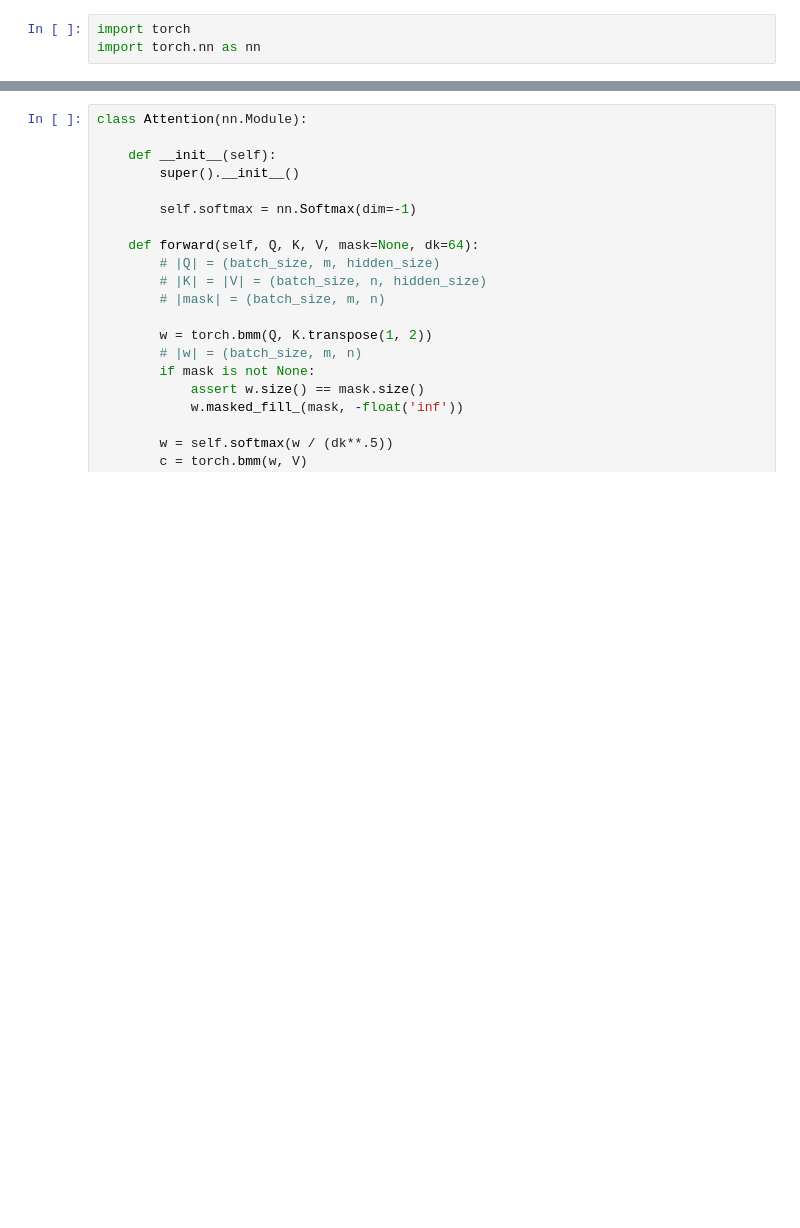
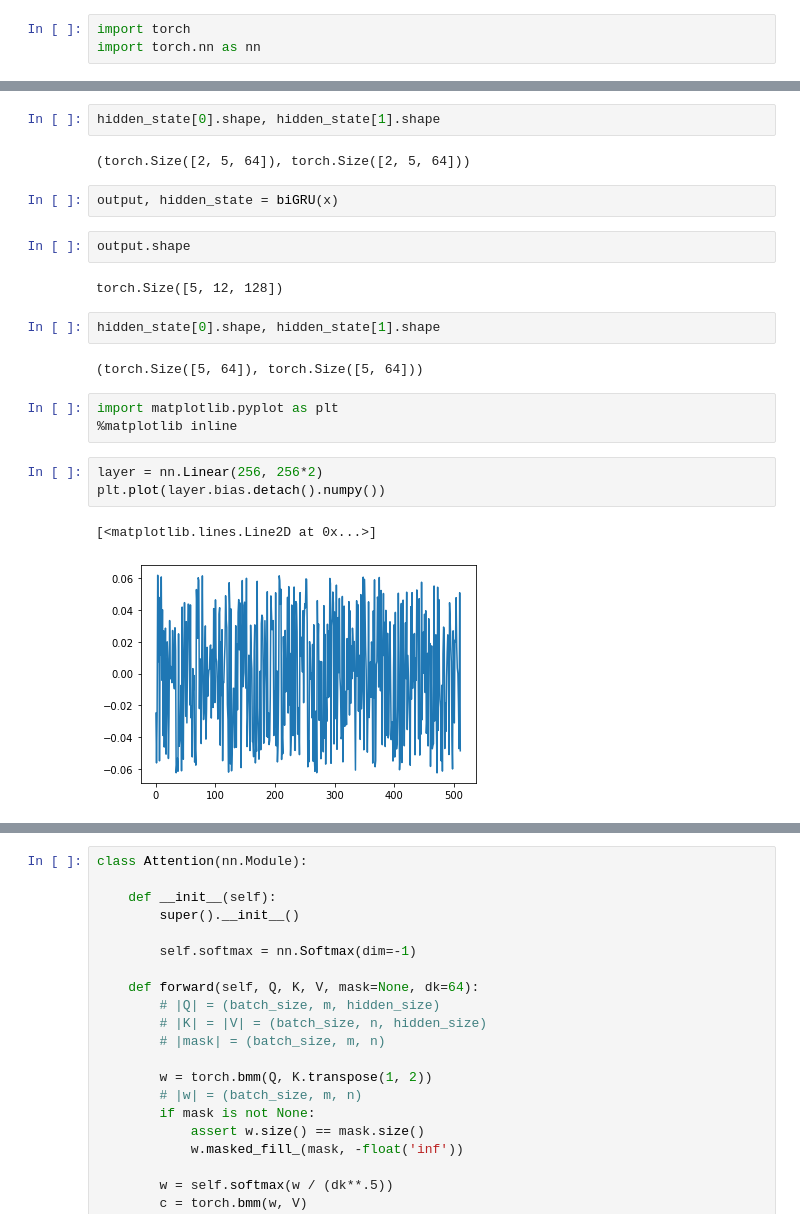
Before and after one commit to jinmang2/Sequential-Is-All-You-Needs, a Jupyter notebook: notebook/testing_my_sequential.ipynb, the cells around one changed output, grey strips where cells are left out. Cells and saved outputs as stored; diff of their text form; blank space fills up the shorter version.

```diff
--- a/notebook/testing_my_sequential.ipynb
+++ b/notebook/testing_my_sequential.ipynb
@@ -3,0 +50,23 @@ import torch.nn as nn
+# %%
+hidden_state[0].shape, hidden_state[1].shape
+# %% [output]
+(torch.Size([2, 5, 64]), torch.Size([2, 5, 64]))
+# %%
+output, hidden_state = biGRU(x)
+# %%
+output.shape
+# %% [output]
+torch.Size([5, 12, 128])
+# %%
+hidden_state[0].shape, hidden_state[1].shape
+# %% [output]
+(torch.Size([5, 64]), torch.Size([5, 64]))
+# %%
+import matplotlib.pyplot as plt
+%matplotlib inline
+# %%
+layer = nn.Linear(256, 256*2)
+plt.plot(layer.bias.detach().numpy())
+# %% [output]
+[<matplotlib.lines.Line2D at 0x...>]
+[figure, added]
```
Also changed, not shown: parts of 17 cells of this notebook, 7 other files.
